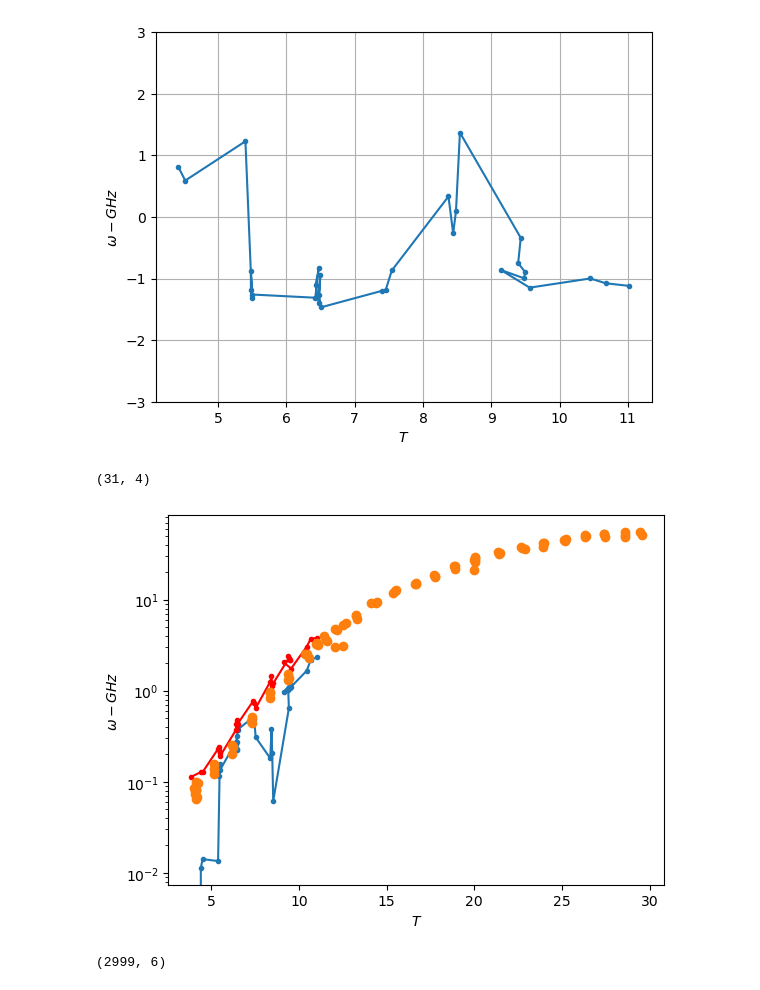
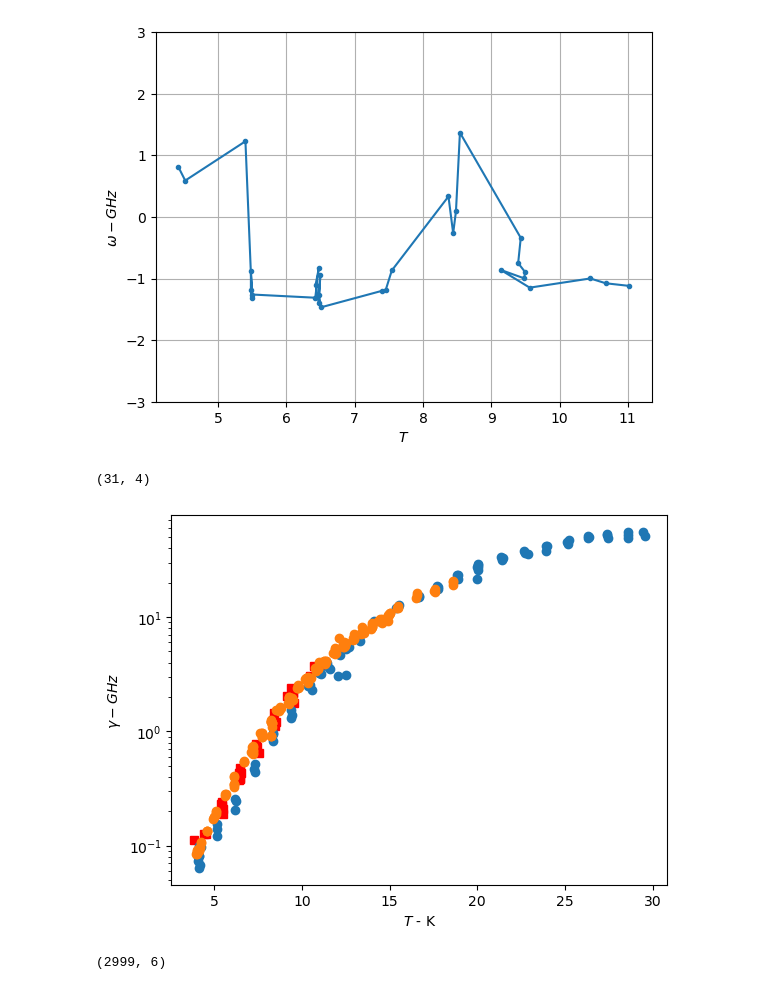
Before and after one commit to Daniele-PyBECTN/molecular_quantum_optics, a Jupyter notebook: Anomalous_saturation/dana_analysis/power_scans_v2.ipynb, the cells around one changed output. Cells and saved outputs as stored; diff of their text form; code cells hidden in the pictures.

```diff
--- a/Anomalous_saturation/dana_analysis/power_scans_v2.ipynb
+++ b/Anomalous_saturation/dana_analysis/power_scans_v2.ipynb
@@ -911,30 +943,33 @@ plt.show()
 # %%
 filename = "20251215-1505-39_temperature_scan.dat"
 
 data = np.loadtxt(filename, comments="#")
 
 # Inspect shape
 print(data.shape)
 
 vT3        = data[:, 0]
 vC3       = data[:, 1]
 vFWHM3 = data[:, 2]
 vA3 = data[:, 3]
 
 delta_om = (vC3-vC3[0])*1e-9
 gam = vFWHM3*1e-9
 
-plt.plot(vT3, abs(delta_om), '.-')
-plt.plot(vT3, abs(gam), '.-', color='red')
+plt.plot(vT3, abs(gam), linestyle='none', marker='s', color='red')
 plt.plot(T_temp1, Gam_temp1*1e-9, marker='o', linestyle='none')
+plt.plot(T_temp2, Gam_tot_temp2*1e-9, marker='o', linestyle='none')
 
-plt.xlabel(r'$T$')
-plt.ylabel(r'$\omega - GHz$')
+
+plt.xlabel(r'$T$ - K')
+plt.ylabel(r'$\gamma - GHz$')
 plt.yscale('log')
+
+#plt.savefig('LW_vs_T.pdf')
 plt.show()
 # %% [output]
 (31, 4)
-[figure, old version]
+[figure, new version]
 # %%
 # %%
 # Jupyter Notebook cell 2 — Load the CSV file
```
Also changed, not shown: parts of 6 cells of this notebook, 11 other files.
